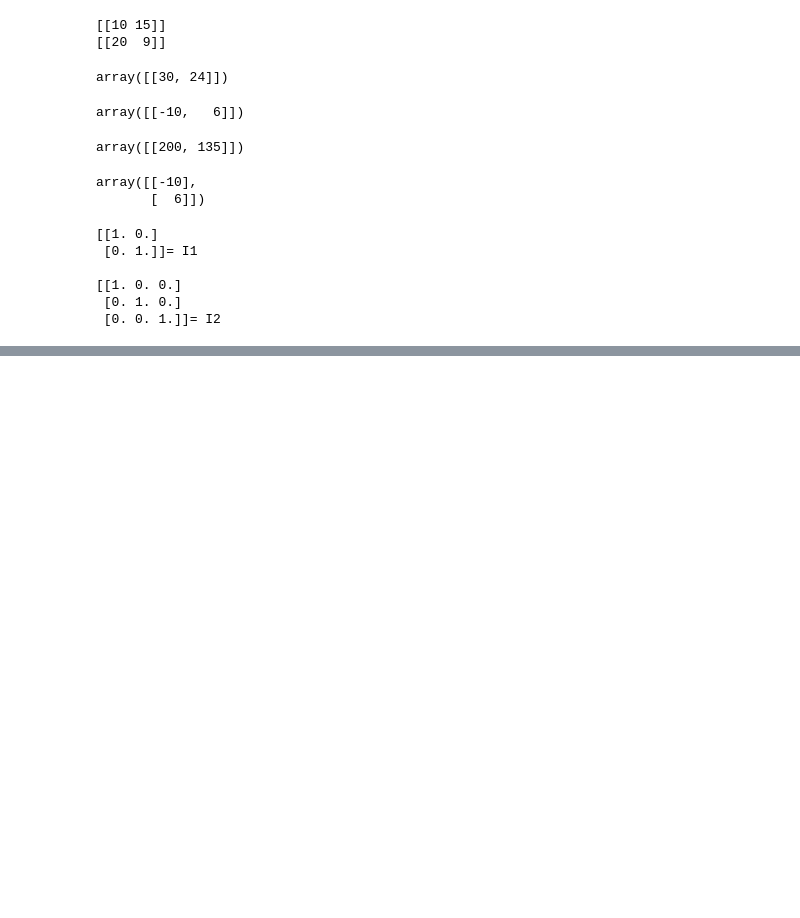
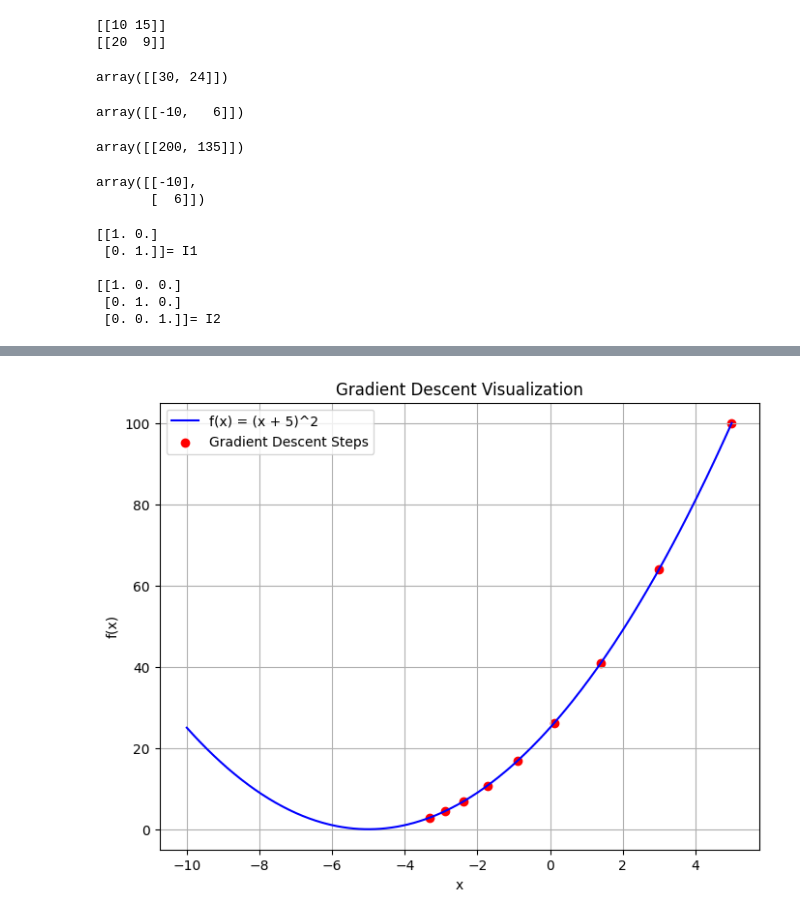
Before and after one commit to sanjay-k-j/Maths_for_machine_learning, a Jupyter notebook: example1.ipynb, the cells around one changed output, grey strips where cells are left out. Cells and saved outputs as stored; diff of their text form; code cells hidden in the pictures; blank space fills up the shorter version.

```diff
--- a/example1.ipynb
+++ b/example1.ipynb
@@ -41,0 +73,20 @@ print(I2, end = "= I2\n\n")
+# %%
+# Application of calculus is to use it to find the local maxima and minima in the Gradient Decent
+
+cur_x = 5 # Algorithm starts at 3
+rate = 0.01 #  Learning Rate
+precision  =  0.1 # This tells us when to stop the algorithm
+previous_step_size = 1
+max_iterations = 10000000
+iters = 0 # iteration counter
+
+df = lambda x : 2*(x +5)
+
+while previous_step_size > precision and iters < max_iterations :
+    prev_x = cur_x
+    cur_x = cur_x - rate * df(prev_x)
+    previous_step_size = abs(cur_x - prev_x)
+    iters += 1
+    print("Iterations ", iters, "\nX value is ", cur_x)
+
+print("The local minimum occurs at ", cur_x)
@@ -41,0 +111,44 @@ print(I2, end = "= I2\n\n")
+# %%
+
+
+import numpy as np
+import matplotlib.pyplot as plt
+
+# Define the function f(x) and its derivative df(x)
+f = lambda x: (x + 5)**2
+df = lambda x: 2 * (x + 5)
+
+# Gradient Descent Parameters
+cur_x = 5  # Starting point
+rate = 0.1  # Learning rate
+precision = 0.5  # Stop when step size is smaller
+previous_step_size = 1
+max_iterations = 100
+iters = 0  # Iteration counter
+
+# Store x values for visualization
+x_values = [cur_x]
+
+# Gradient Descent Loop
+while previous_step_size > precision and iters < max_iterations:
+    prev_x = cur_x
+    cur_x = cur_x - rate * df(prev_x)  # Update x using gradient
+    previous_step_size = abs(cur_x - prev_x)  # Change in x
+    iters += 1
+    x_values.append(cur_x)  # Store for visualization
+
+# Plot the function f(x)
+x = np.linspace(-10, 5, 400)  # Generate x values for plotting
+y = f(x)  # Compute function values
+
+plt.figure(figsize=(8, 6))
+plt.plot(x, y, label="f(x) = (x + 5)^2", color="blue")
+plt.scatter(x_values, [f(x) for x in x_values], color="red", marker="o", label="Gradient Descent Steps")
+plt.xlabel("x")
+plt.ylabel("f(x)")
+plt.title("Gradient Descent Visualization")
+plt.legend()
+plt.grid()
+plt.show()
+# %% [output]
+[figure, added]
```
Also changed, not shown: parts of 13 cells of this notebook, 3 other files.
